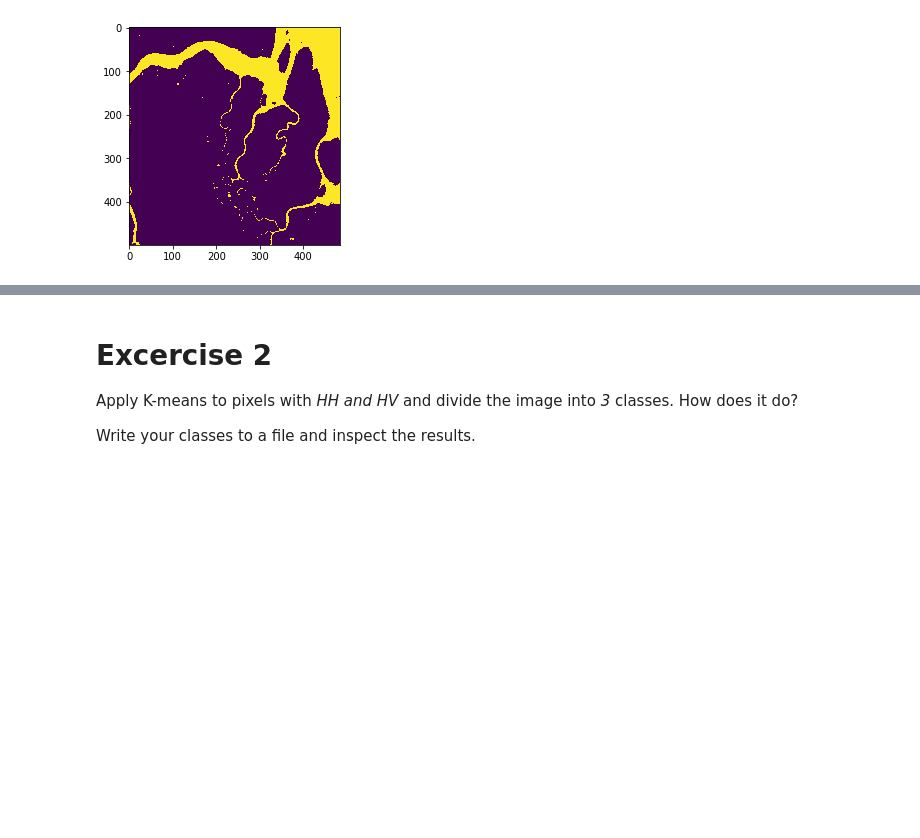
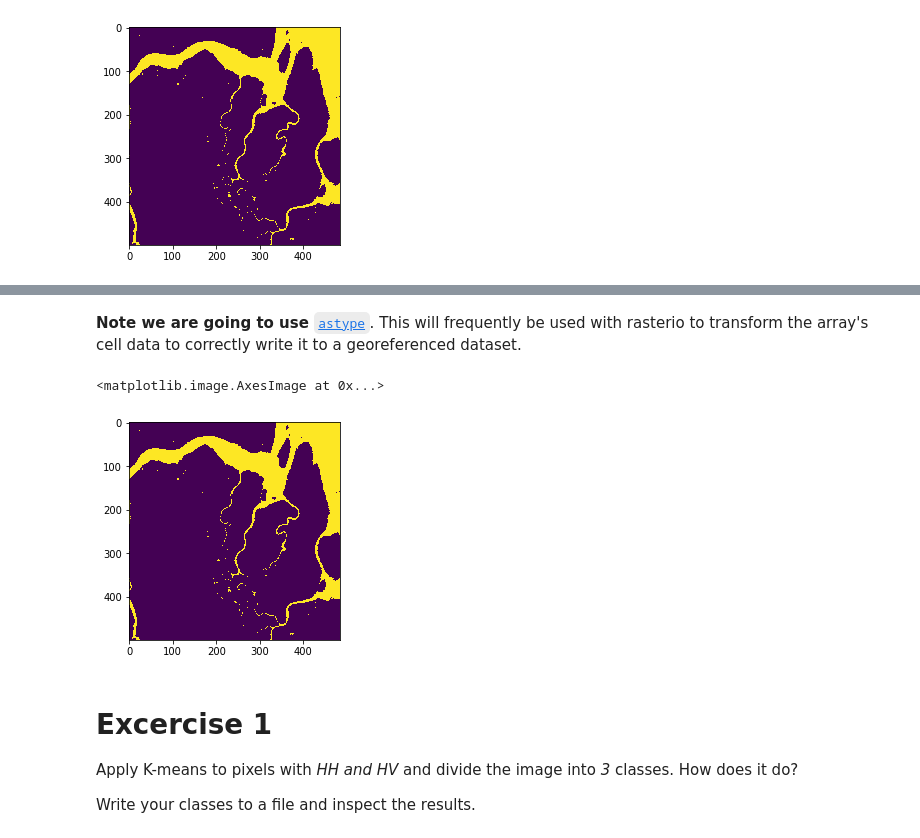
Before and after one commit to simard-landscape-lab/sari-tutorial, a Jupyter notebook: 3_Backscatter/3_Backscatter_no_solutions.ipynb, the cells around one changed output, grey strips where cells are left out. Cells and saved outputs as stored; diff of their text form; code cells hidden in the pictures; blank space fills up the shorter version.

```diff
--- a/3_Backscatter/3_Backscatter_no_solutions.ipynb
+++ b/3_Backscatter/3_Backscatter_no_solutions.ipynb
@@ -147,3 +152,11 @@ Plot thresholds from -30 to -10 for some integer stepsize and see how the land/w
+# %% [markdown]
+**Note we are going to use** [`astype`](https://docs.scipy.org/doc/numpy/reference/generated/numpy.ndarray.astype.html). This will frequently be used with rasterio to transform the array's cell data to correctly write it to a georeferenced dataset.
+# %%
+X = (hh_db < -15).astype(np.uint8)
+plt.imshow(X)
+# %% [output]
+<matplotlib.image.AxesImage at 0x...>
+[figure, added]
 # %%
 with rasterio.open(backscatter_tifs[0]) as ds:
     profile = ds.profile
@@ -153,7 +166,7 @@ profile['dtype'] = 'uint8'
 with rasterio.open('threshold.tif', 'w', **profile) as ds:
     ds.write(X, 1)
 # %% [markdown]
-# Excercise 2
+# Excercise 1
 
 Apply K-means to pixels with *HH and HV* and divide the image into *3* classes. How does it do?
 
```
Also changed, not shown: parts of 5 cells of this notebook, 5 other files.
